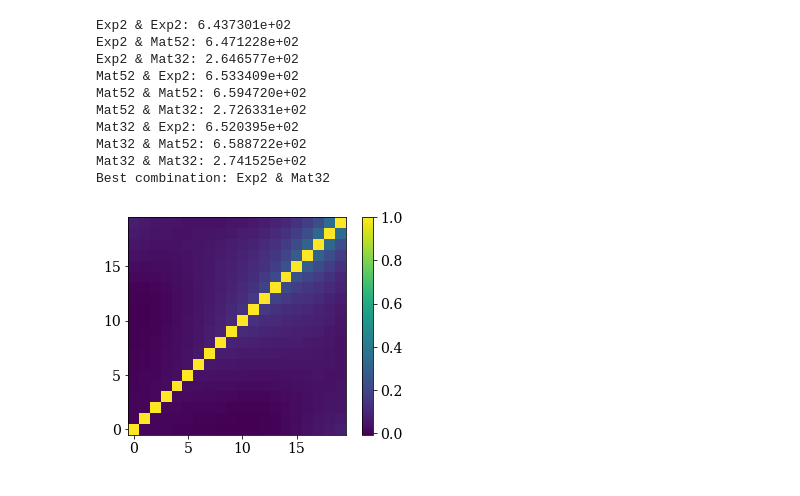
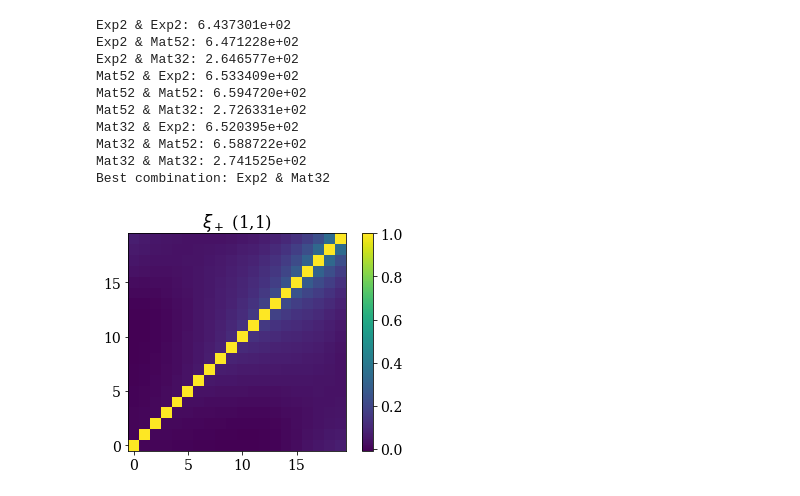
Before and after one commit to tmcclintock/covariance_emulator, a Jupyter notebook: notebooks/Cosmic shear.ipynb, the cells around one changed output. Saved outputs shown, nothing was run; the diff lists cells and outputs as text; code cells hidden in the pictures.

Commit message:
Saved some figures from the cosmic shear notebook.

```diff
--- a/notebooks/Cosmic shear.ipynb
+++ b/notebooks/Cosmic shear.ipynb
@@ -147,8 +147,10 @@ Best combination: Exp2 & Mat32
 # %%
 #Let's visualize
 kernel_L = 1.*kernels.Matern32Kernel(metric=metric_guess, ndim=Npars)
 Emu = covariance_emulator.CovEmu(parameters, covs, NPC_D=6, NPC_L=6, kernel_lp=kernel_L)
 Cpredicted = Emu.predict(test_parameters)
 view_corr(Cpredicted)
+plt.title(r"$\xi_+$ (1,1)")
+plt.savefig("predicted_cov.png", dpi=300, bbox_inches="tight")
 # %% [output]
-[figure, old version]
+[figure, new version]
```
Also changed, not shown: parts of 2 cells of this notebook.
